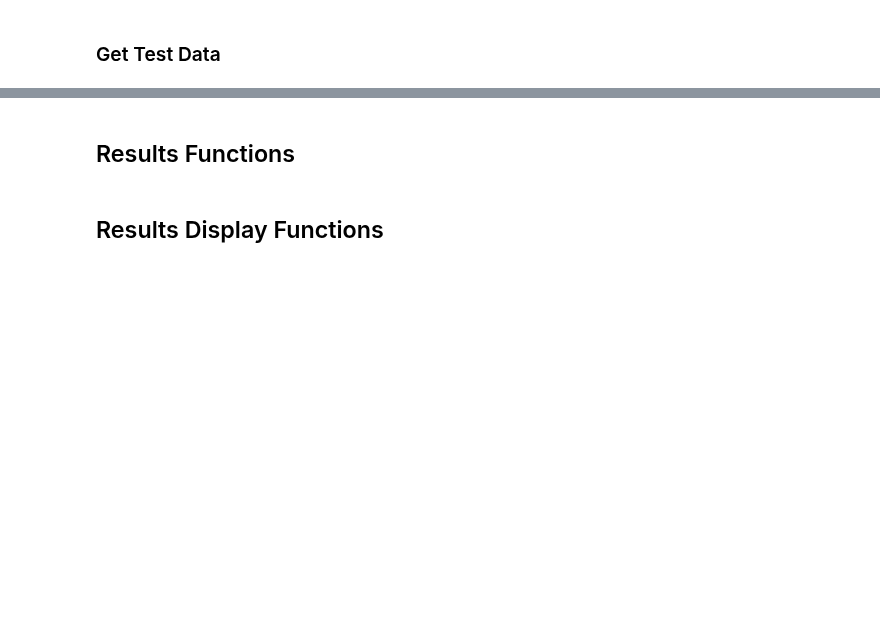
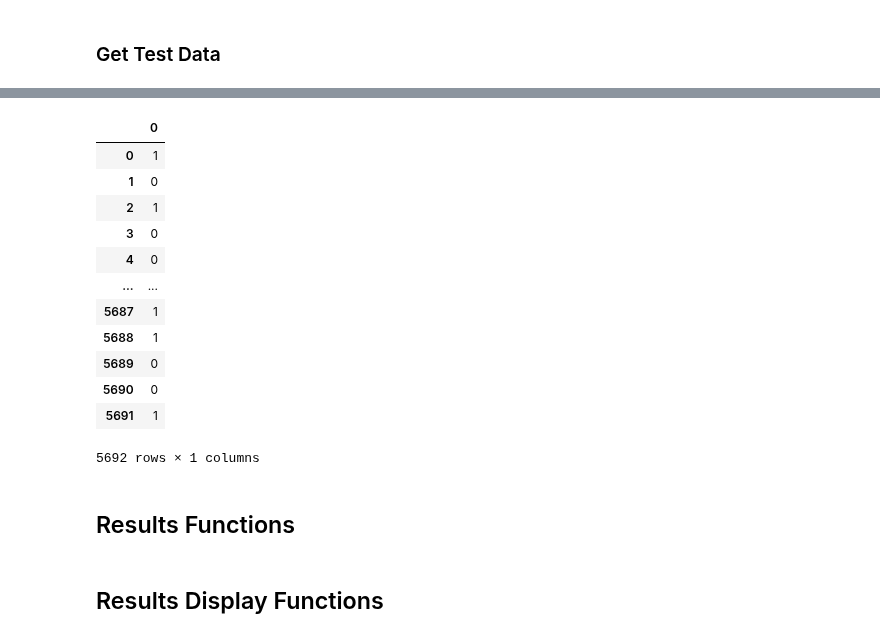
Before and after one commit to NateCross/tag-hate-elf, a Jupyter notebook: results.ipynb, the cells around one changed output, grey strips where cells are left out. Drawn from its saved outputs; the diff is of its cells as text; code cells hidden in the pictures; blank space fills up the shorter version.

```diff
--- a/results.ipynb
+++ b/results.ipynb
@@ -119,3 +114,19 @@ array([1., 0., 1., ..., 0., 0., 1.])
+# %%
+pd.DataFrame(y_test)
+# %% [output]
+|  | 0 |
+| 0 | 1 |
+| 1 | 0 |
+| 2 | 1 |
+| 3 | 0 |
+| 4 | 0 |
+| ... | ... |
+| 5687 | 1 |
+| 5688 | 1 |
+| 5689 | 0 |
+| 5690 | 0 |
+| 5691 | 1 |
+5692 rows × 1 columns
 # %% [markdown]
 ## Results Functions
 # %%
```
Also changed, not shown: parts of 4 cells of this notebook, 2 other files.
